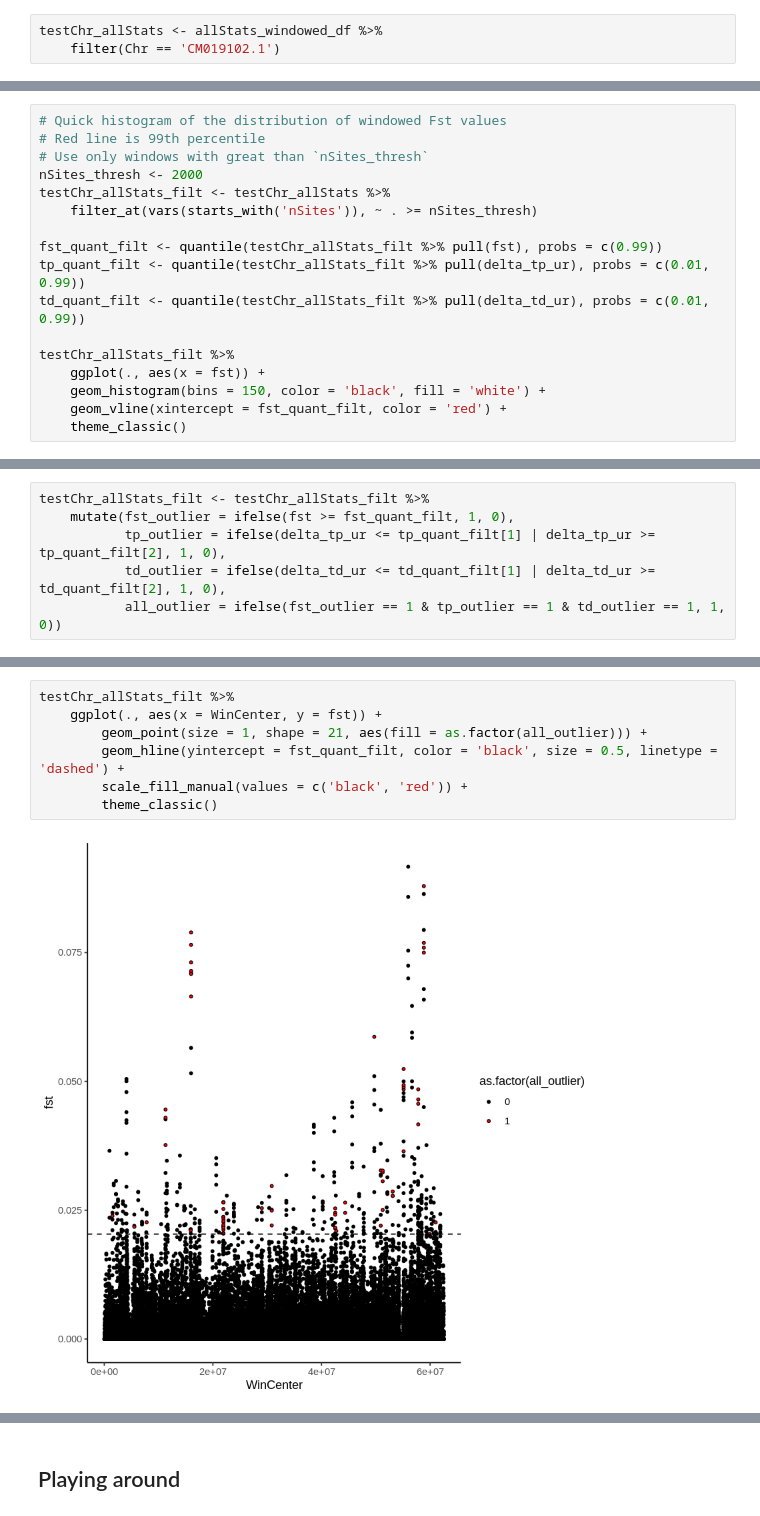
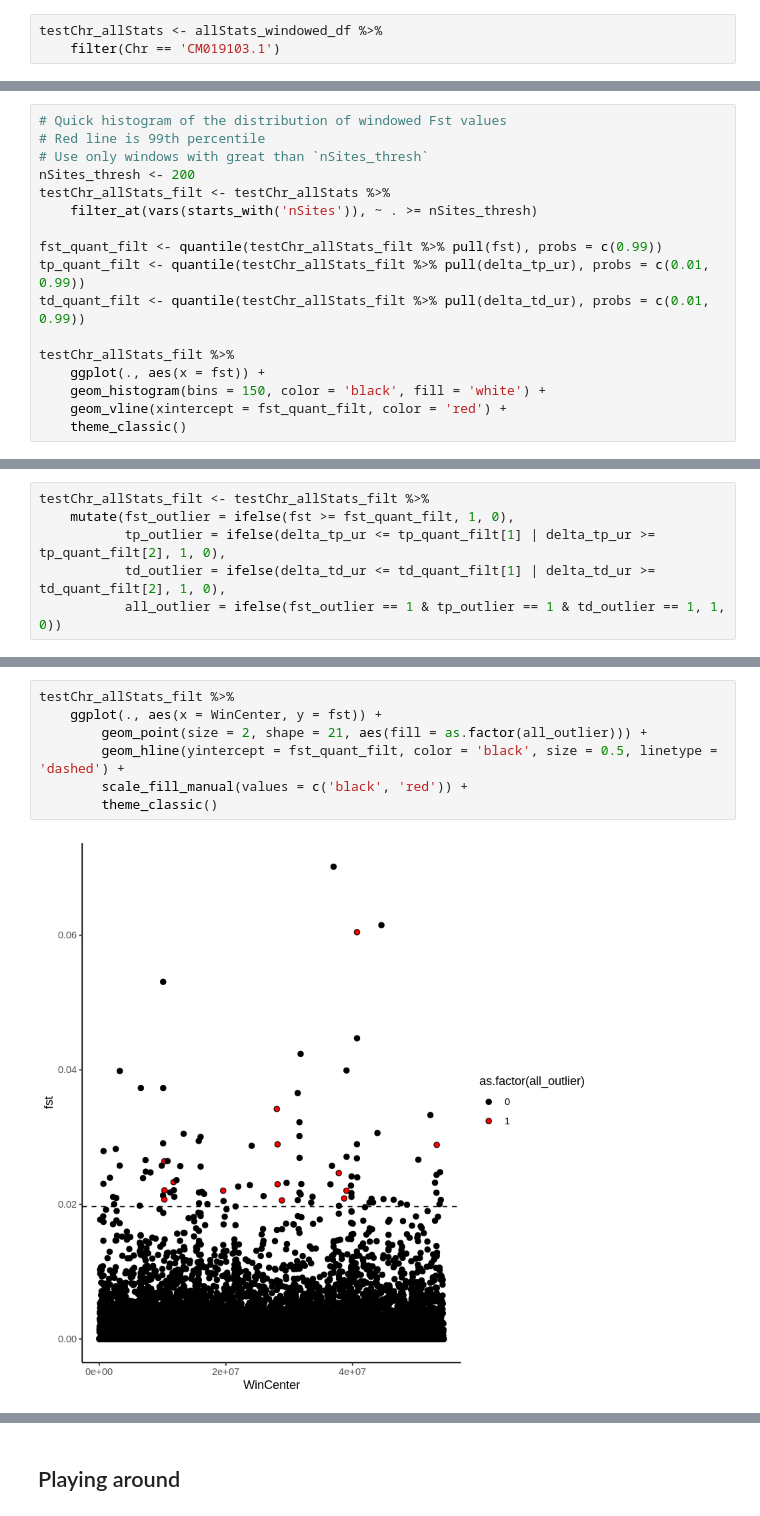
Before and after one commit to James-S-Santangelo/toronto_gwsd, a Jupyter notebook: notebooks/outlier_test.r.ipynb, the cells around one changed output, grey strips where cells are left out. Drawn from its saved outputs; the diff is of its cells as text.

```diff
--- a/notebooks/outlier_test.r.ipynb
+++ b/notebooks/outlier_test.r.ipynb
@@ -110,3 +160,3 @@ print(sprintf('%s windows were missing from the Fst Dataframe. %s windows remain
 # %%
 testChr_allStats <- allStats_windowed_df %>%
-    filter(Chr == 'CM019102.1')
+    filter(Chr == 'CM019103.1')
@@ -114,7 +172,7 @@ testChr_allStats <- allStats_windowed_df %>%
 # Quick histogram of the distribution of windowed Fst values
 # Red line is 99th percentile
 # Use only windows with great than `nSites_thresh`
-nSites_thresh <- 2000
+nSites_thresh <- 200
 testChr_allStats_filt <- testChr_allStats %>%
     filter_at(vars(starts_with('nSites')), ~ . >= nSites_thresh)
 
@@ -155,11 +213,11 @@ A grouped_df: 8 × 4
 # %%
 testChr_allStats_filt %>%
     ggplot(., aes(x = WinCenter, y = fst)) +
-        geom_point(size = 1, shape = 21, aes(fill = as.factor(all_outlier))) +
+        geom_point(size = 2, shape = 21, aes(fill = as.factor(all_outlier))) +
         geom_hline(yintercept = fst_quant_filt, color = 'black', size = 0.5, linetype = 'dashed') +
         scale_fill_manual(values = c('black', 'red')) +
         theme_classic()
 # %% [output]
-[figure, old version]
+[figure, new version]
 # %%
 # Identify outliers across genome
```
Also changed, not shown: parts of 30 cells of this notebook, 2 other files.
